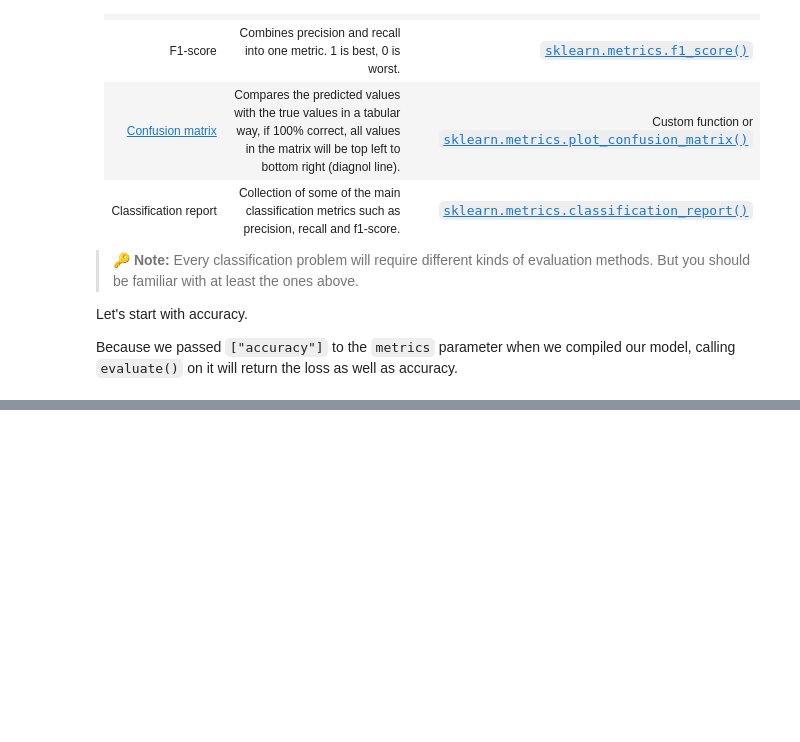
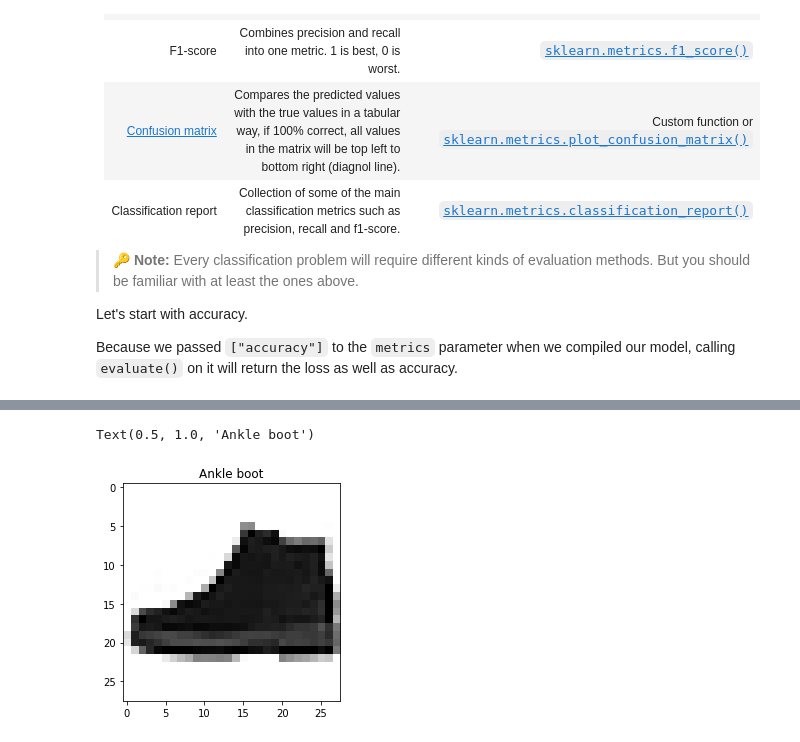
Before and after one commit to unaveenj/Tensorflow-and-Deeplearning-Refresher-, a Jupyter notebook: Tensorflow_Classfication_Problem.ipynb, the cells around one changed output, grey strips where cells are left out. Cells and saved outputs as stored; diff of their text form; code cells hidden in the pictures; blank space fills up the shorter version.

```diff
--- a/Tensorflow_Classfication_Problem.ipynb
+++ b/Tensorflow_Classfication_Problem.ipynb
@@ -552,0 +692,8 @@ Because we passed `["accuracy"]` to the `metrics` parameter when we compiled our
+# %%
+#Plot an example of images
+number = random.randint(0,len(train_data))
+plt.imshow(train_data[number],cmap=plt.cm.binary)
+plt.title(f"{class_names[train_labels[number]]}")
+# %% [output]
+Text(0.5, 1.0, 'Ankle boot')
+[figure, added]
```
Also changed, not shown: parts of 42 cells of this notebook.
